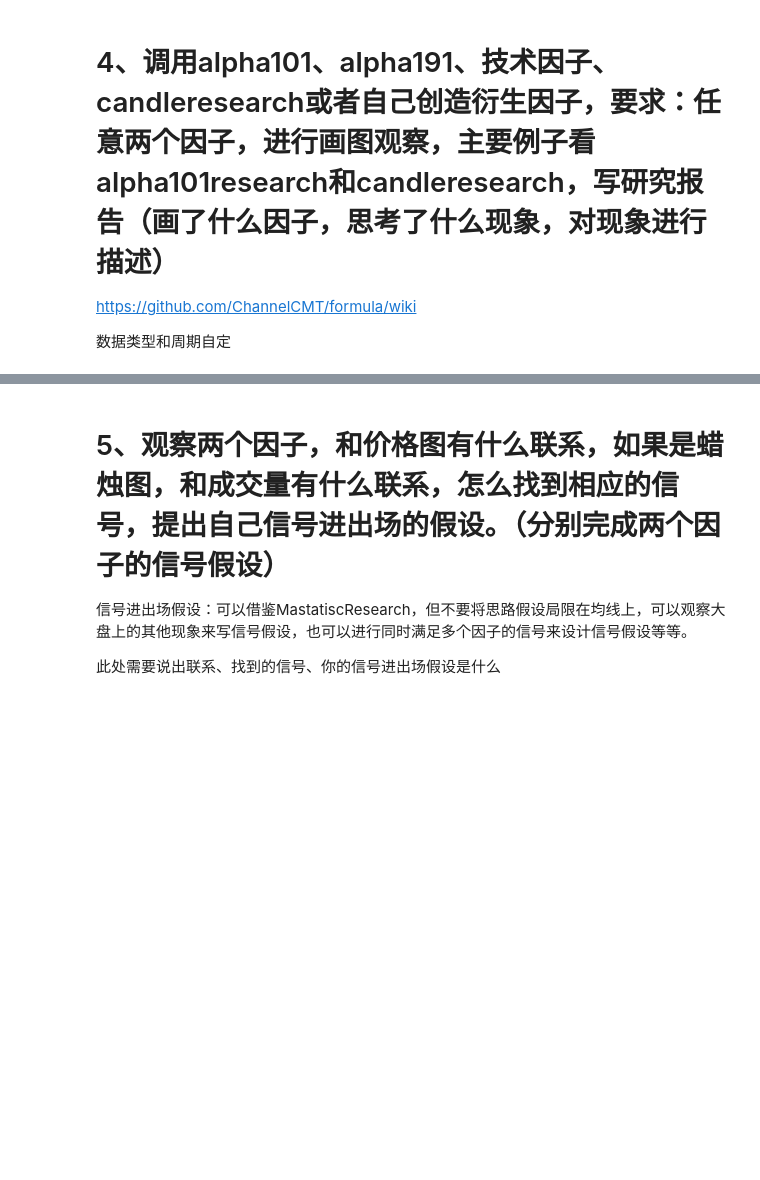
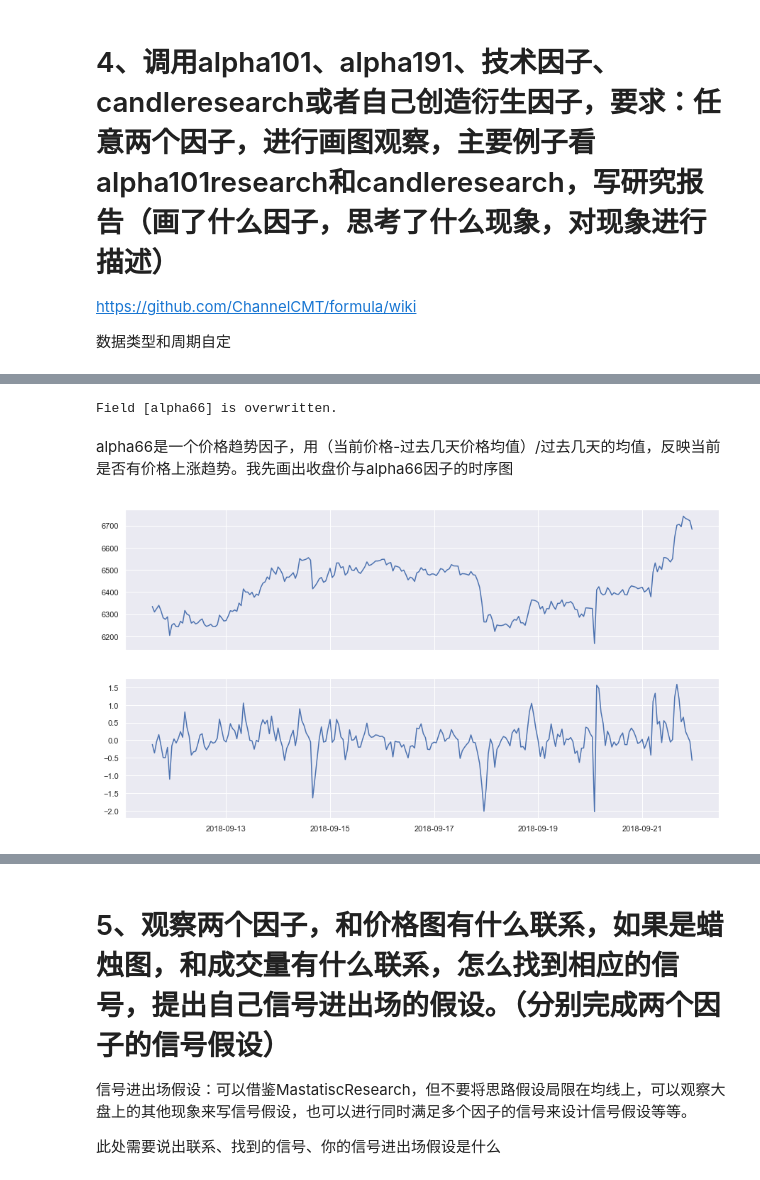
Before and after one commit to CultivateHao/OFO2, a Jupyter notebook: HW.ipynb, the cells around one changed output, grey strips where cells are left out. Drawn from its saved outputs; the diff is of its cells as text; code cells hidden in the pictures; blank space fills up the shorter version.

```diff
--- a/HW.ipynb
+++ b/HW.ipynb
@@ -248,0 +327,10 @@ https://github.com/ChannelCMT/formula/wiki
+# %%
+alpha66 = dv1H.add_formula('alpha66', "(close-Ts_Mean(close,5))/Ts_Mean(close,5)*100",add_data=True)
+# %% [output]
+Field [alpha66] is overwritten.
+# %% [markdown]
+alpha66是一个价格趋势因子，用（当前价格-过去几天价格均值）/过去几天的均值，反映当前是否有价格上涨趋势。我先画出收盘价与alpha66因子的时序图
+# %%
+plot_chart(dv1H.get_ts('close',date_type='datetime'),dv1H.get_ts('alpha66',date_type='datetime'))
+# %% [output]
+[figure, added]
```
Also changed, not shown: parts of 45 cells of this notebook.
